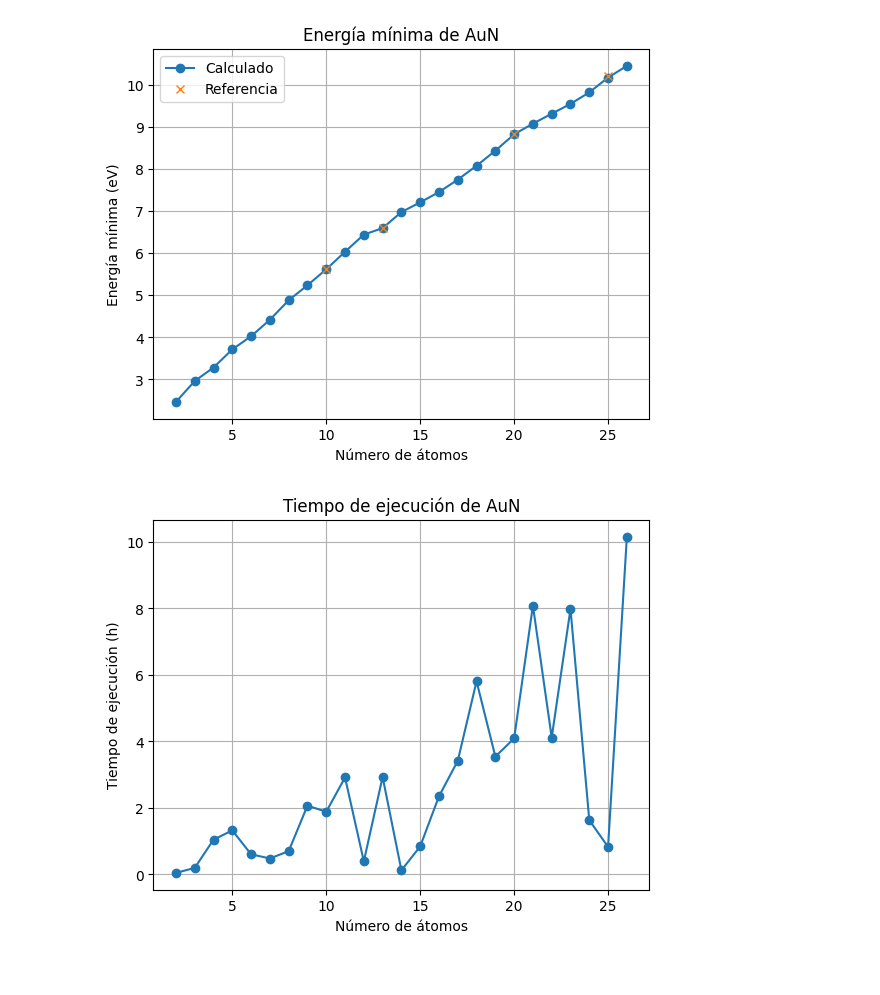
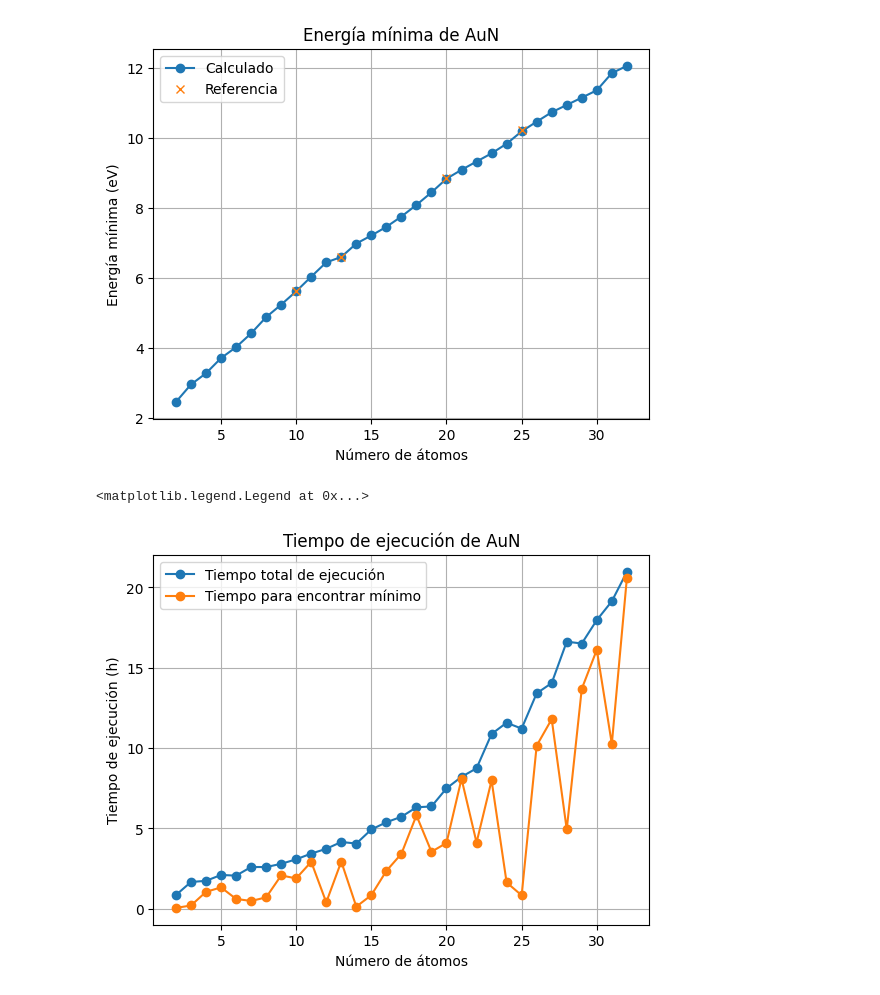
Before and after one commit to Lord-Kelsier/MinimaHopping, a Jupyter notebook: analisis.ipynb, the cells around one changed output. Drawn from its saved outputs; the diff is of its cells as text; code cells hidden in the pictures.

```diff
--- a/analisis.ipynb
+++ b/analisis.ipynb
@@ -5,7 +5,8 @@ import numpy as np
 import matplotlib.pyplot as plt
 # %%
 completeInfo = {}
-for nAtoms in range(2, 27):
+maxAtoms = 32
+for nAtoms in range(2, maxAtoms + 1):
   atoms = io.Trajectory(f'minimaAu{nAtoms}.traj')
   step = 0
   minimaEnergy = np.inf
@@ -20,7 +21,7 @@ for nAtoms in range(2, 27):
     'recordedStep': minimaStep
   }
 # %%
-for nAtoms in range(2, 27):
+for nAtoms in range(2, maxAtoms + 1):
   with open(f'hopAu{nAtoms}.log', 'r') as f:
     step = 0
     recordedStep = 0
@@ -56,14 +57,19 @@ plt.title('Energía mínima de AuN')
 plt.legend(['Calculado', 'Referencia'])
 plt.grid()
 # %% [output]
-[figure, old version]
+[figure, new version]
 # %%
-timeExecution = np.array(list(map(lambda x: x['step'] * x['time']/1000, completeInfo.values())))
+timeToMin = np.array(list(map(lambda x: x['step'] * x['time']/1000, completeInfo.values())))
+timeToMin /= 3600
+timeExecution = np.array(list(map(lambda x: x['time'], completeInfo.values())))
 timeExecution /= 3600
-plt.plot(completeInfo.keys(), timeExecution, '-o')
+plt.plot(completeInfo.keys(), timeExecution, '-o', label='Tiempo total de ejecución')
+plt.plot(completeInfo.keys(), timeToMin, '-o', label='Tiempo para encontrar mínimo')
 plt.xlabel('Número de átomos')
 plt.ylabel('Tiempo de ejecución (h)')
 plt.title('Tiempo de ejecución de AuN')
 plt.grid()
+plt.legend()
 # %% [output]
+<matplotlib.legend.Legend at 0x...>
-[figure, old version]
+[figure, new version]
```
